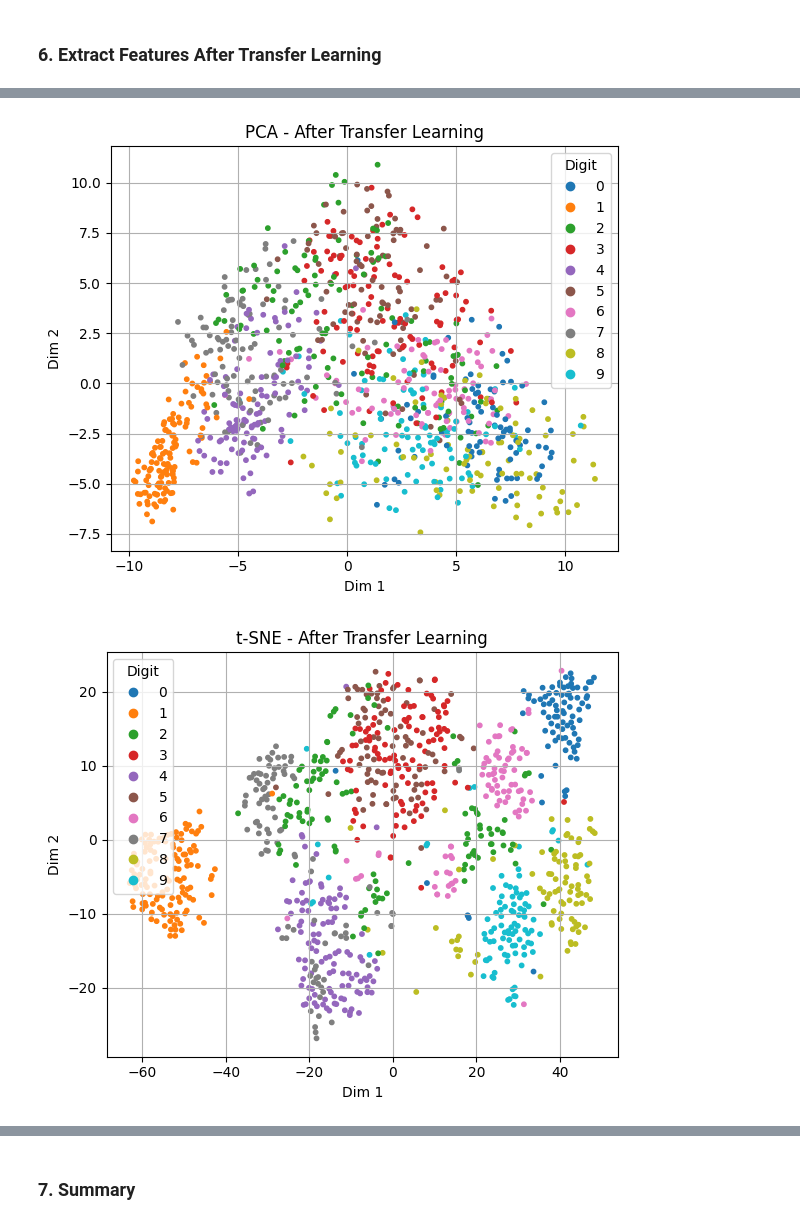
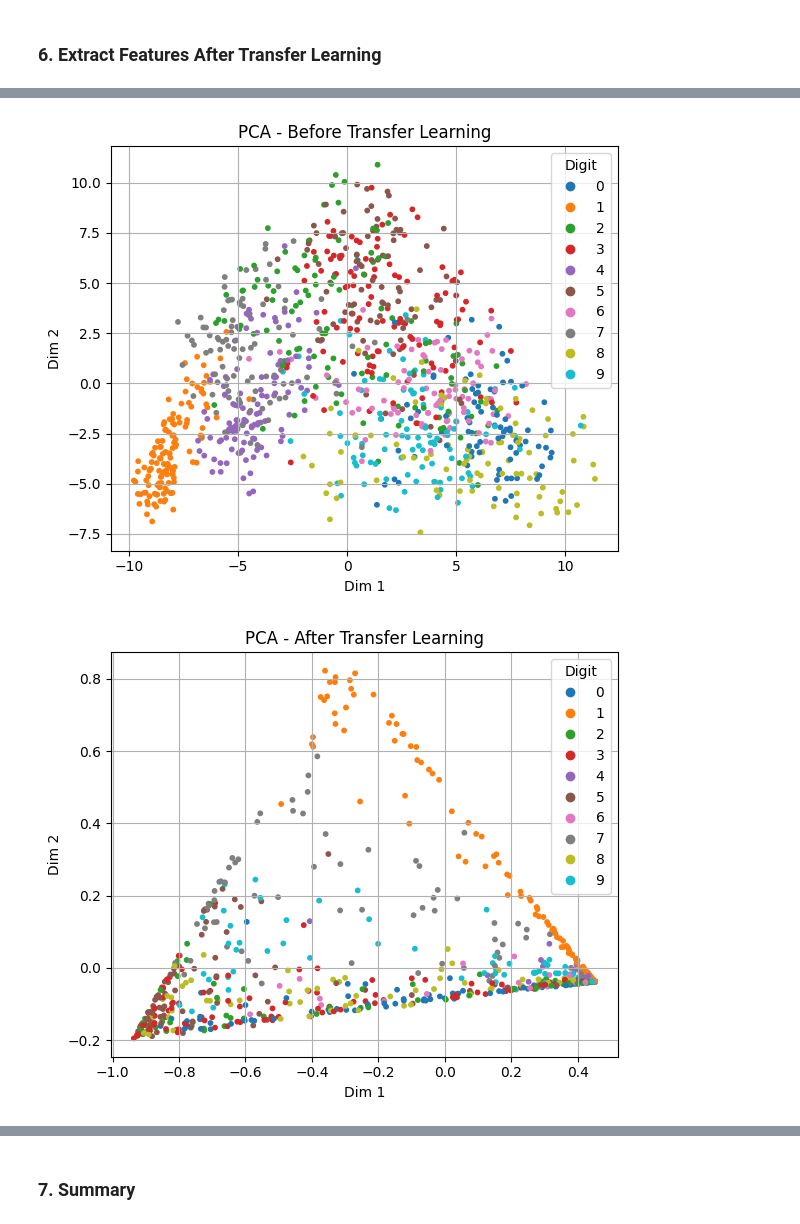
Before and after one commit to Abu-Sayed11/Deep-Learning-And-Neural-Network, a Jupyter notebook: assignment-3/assignment_3.ipynb, the cells around one changed output, grey strips where cells are left out. Saved outputs shown, nothing was run; the diff lists cells and outputs as text; code cells hidden in the pictures.

```diff
--- a/assignment-3/assignment_3.ipynb
+++ b/assignment-3/assignment_3.ipynb
@@ -90,14 +86,17 @@ plot_2d(features_umap, y_test, "UMAP - Before Transfer Learning")
 ### **5. Transfer Learning (Fine-tune on MNIST)**
 # %%
 # Add classification head
-base_model.trainable = False  # Freeze DenseNet for now
+base_model.trainable = True  # Freeze DenseNet for now
 x = base_model.output
 x = GlobalAveragePooling2D()(x)
 x = Dense(128, activation='relu')(x)
 output = Dense(10, activation='softmax')(x)
 model = Model(inputs=base_model.input, outputs=output)
 
+for layer in model.layers[-6:]:
+    layer.trainable = False  # Freeze all layers in DenseNet
+
 # Compile and train
 model.compile(optimizer='adam', loss='categorical_crossentropy', metrics=['accuracy'])
-model.fit(x_train_prep, y_train_cat, epochs=3, batch_size=64, validation_split=0.1)
+model.fit(x_train_prep, y_train_cat, epochs=1, batch_size=64, validation_split=0.1)
 # %% [output]
@@ -112,15 +106,19 @@ Epoch 3/3
 ### **6. Extract Features After Transfer Learning**
 # %%
 # Reuse feature extractor
-features_after = feature_model.predict(x_test_prep, batch_size=64, verbose=1)
+# features_before = feature_model.predict(x_test_prep, batch_size=64, verbose=1)
+features_after = model.predict(x_test_prep, batch_size=64, verbose=1)
 
 # Dimensionality reduction
 features_pca_after = PCA(n_components=2).fit_transform(features_after)
 features_tsne_after = TSNE(n_components=2, random_state=42).fit_transform(features_after)
 features_umap_after = umap.UMAP(n_components=2, random_state=42).fit_transform(features_after)
 
-# Plot
+
+plot_2d(features_pca, y_test, "PCA - Before Transfer Learning")
 plot_2d(features_pca_after, y_test, "PCA - After Transfer Learning")
+plot_2d(features_tsne, y_test, "t-SNE - Before Transfer Learning")
 plot_2d(features_tsne_after, y_test, "t-SNE - After Transfer Learning")
+plot_2d(features_umap, y_test, "UMAP - Before Transfer Learning")
 plot_2d(features_umap_after, y_test, "UMAP - After Transfer Learning")
 # %% [output]
@@ -128,2 +126,2 @@ plot_2d(features_umap_after, y_test, "UMAP - After Transfer Learning")
-[figure, old version]
+[figure, new version]
-[figure, old version]
+[figure, new version]
```
Also changed, not shown: parts of 3 cells of this notebook.
